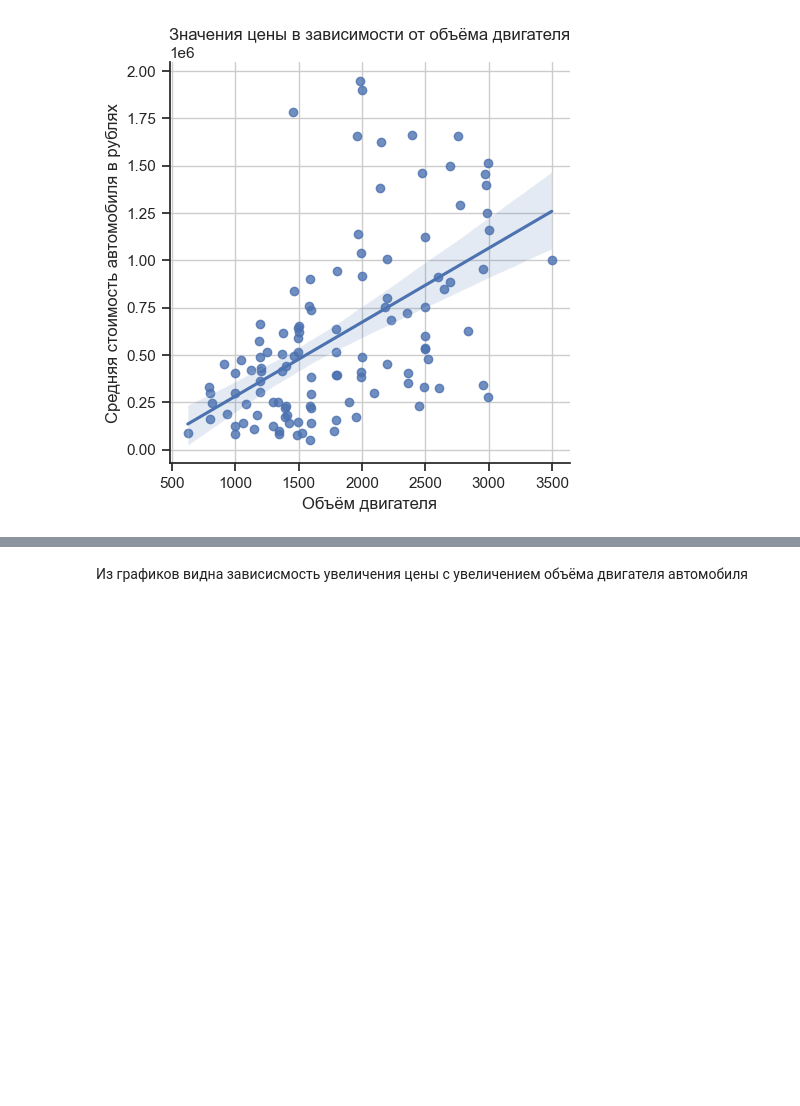
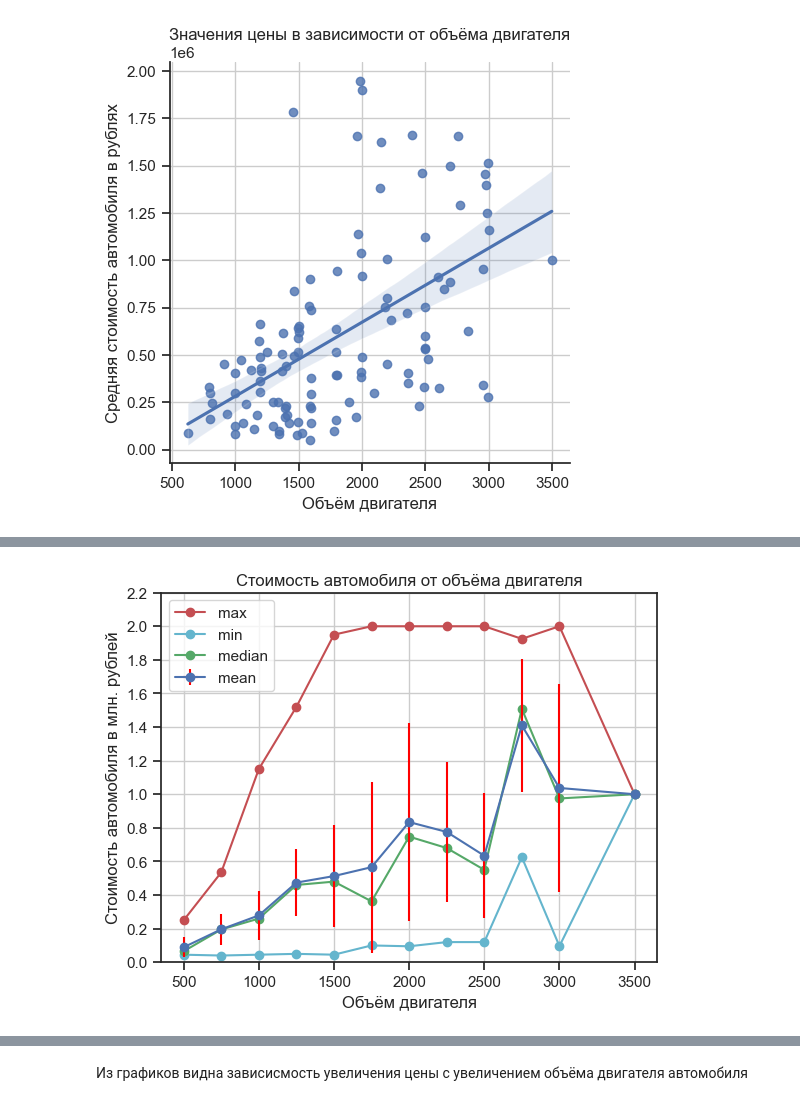
Before and after one commit to LlirikOknessu/tpu-8e21-ai-basis, a Jupyter notebook: Racheev/EDA_Racheev_1.01.ipynb, the cells around one changed output, grey strips where cells are left out. Saved outputs shown, nothing was run; the diff lists cells and outputs as text; code cells hidden in the pictures; blank space fills up the shorter version.

```diff
--- a/Racheev/EDA_Racheev_1.01.ipynb
+++ b/Racheev/EDA_Racheev_1.01.ipynb
@@ -2834,19 +2746,21 @@ plt.show()
 # %%
 fig, ax = plt.subplots()
 x = sell_pr_eng['eng_val']
 data = sell_pr_eng
 ax.plot(x,data['max'], color='r', marker='o', markersize=6)
 ax.plot(x,data['min'], color='c', marker='o', markersize=6)
 ax.plot(x,data['median'], color='g', marker='o', markersize=6)
 ax.errorbar(x, data['mean'], xerr=0, yerr=data['std'], fmt='o-', ecolor='red')
 plt.ylabel('Стоимость автомобиля в млн. рублей') #Подпись для оси y
 plt.xlabel('Объём двигателя') #Подпись для оси х
 plt.title('Стоимость автомобиля от объёма двигателя') #Название
 ax.set(#xlim=(150, 1650), xticks=np.arange(200, 1600, 200),
- ylim=(0, 2.1*math.pow(10,6)), yticks=np.arange(0, 22, 2)*math.pow(10,5),
-       yticklabels=np.arange(0, 22, 2))
+ ylim=(0, 2*math.pow(10,6)), yticks=np.arange(0, 12)*2*math.pow(10,5),
+       yticklabels=np.round(np.arange(0, 24, 2)/10.0,1))
 ax.legend(['max', 'min','median', 'mean'])
 ax.grid()
 plt.show()
+# %% [output]
+[figure, added]
 # %%
 sell_pr_eng.describe()
```
Also changed, not shown: parts of 112 cells of this notebook, 14 other files.
